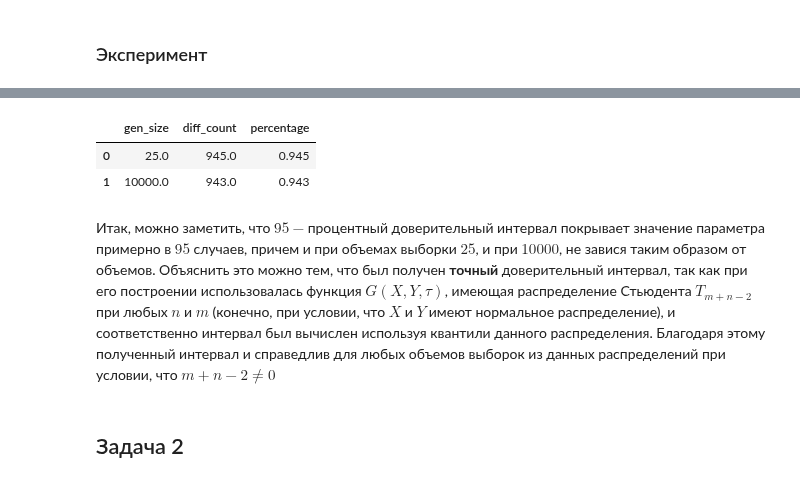
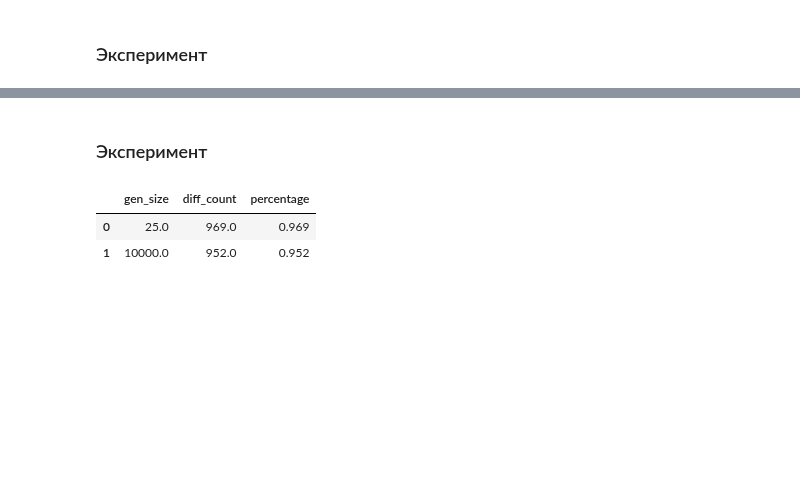
Before and after one commit to alexmoroz002/Math-Stat, a Jupyter notebook: lab-3_ms.ipynb, the cells around one changed output, grey strips where cells are left out. Drawn from its saved outputs; the diff is of its cells as text; code cells hidden in the pictures; blank space fills up the shorter version.

```diff
--- a/lab-3_ms.ipynb
+++ b/lab-3_ms.ipynb
@@ -119,3 +120,12 @@ def count_diff_norm(n, m):
         if left < tau < right :
             counter += 1
     return counter
+# %%
+np.warnings.filterwarnings("ignore", category=np.VisibleDeprecationWarning)
+diff_cnt = pd.DataFrame({'gen_size':[], 'diff_count':[], 'percentage':[]})
+gen_sizes = np.array([(n1, m1), (n2, m2)], dtype=object)
+for gen_size in gen_sizes:
+    count = count_diff_norm(gen_size)
+    gen_size = np.asarray(gen_size, dtype=object)
+    diff_cnt.loc[len(diff_cnt.index)] = [gen_size, count, count/gen_count]
+diff_cnt
@@ -121,0 +140,10 @@ def count_diff_norm(n, m):
+# %%
+box_norm = pd.DataFrame({'(25, 25)':[], '(10000, 10000)':[]})
+for i in range(50):
+    count1 = count_diff_norm((n1, m1))
+    count2 = count_diff_norm((n2, m2))
+    box_norm.loc[len(box_norm.index)] = [count1 / gen_count, count2 / gen_count]
+box_norm.plot.box()
+plt.grid()
+plt.minorticks_on()
+plt.show()
@@ -121,0 +167,7 @@ def count_diff_norm(n, m):
+# %%
+beta = 0.95
+alpha = 1 - beta
+n1 = 25
+n2 = 10000
+theta = 3
+gen_count = 1000
@@ -122,16 +207,24 @@ def count_diff_norm(n, m):
+# %% [markdown]
+
+### Эксперимент
+# %%
+def count_diff_uniform(n):
+    counter = 0
+    for i in range(gen_count):
+        gen_arr = scp.stats.uniform.rvs(loc=-theta, scale=theta, size=n)
+        left = (n * gen_arr.min()) / (scp.stats.expon.ppf(alpha / 2) - n)
+        right = (n * gen_arr.min()) / (scp.stats.expon.ppf(1 - (alpha / 2)) - n)
+        if left <= theta <= right :
+            counter += 1
+    return counter
 # %%
 diff_cnt = pd.DataFrame({'gen_size':[], 'diff_count':[], 'percentage':[]})
 gen_sizes = [25, 10000]
 for gen_size in gen_sizes:
-    count = count_diff_norm(gen_size, gen_size)
+    count = count_diff_uniform(gen_size)
     diff_cnt.loc[len(diff_cnt.index)] = [gen_size, count, count/gen_count]
 diff_cnt
 # %% [output]
 |  | gen_size | diff_count | percentage |
-| 0 | 25.0 | 945.0 | 0.945 |
-| 1 | 10000.0 | 943.0 | 0.943 |
+| 0 | 25.0 | 969.0 | 0.969 |
+| 1 | 10000.0 | 952.0 | 0.952 |
-# %% [markdown]
-Итак, можно заметить, что $95-$процентный доверительный интервал покрывает значение параметра примерно в $95%$ случаев, причем и при объемах выборки $25$, и при $10000$, не завися таким образом от объемов. Объяснить это можно тем, что был получен **точный** доверительный интервал, так как при его построении использовалась функция $G\left(X,Y,\tau\right)$, имеющая распределение Стьюдента $T_{m+n-2}$ при любых $n$ и $m$ (конечно, при условии, что $X$ и $Y$ имеют нормальное распределение), и соответственно интервал был вычислен используя квантили данного распределения. Благодаря этому полученный интервал и справедлив для любых объемов выборок из данных распределений при условии, что $m+n-2 \neq 0$
-# %% [markdown]
-
-## Задача 2
```
Also changed, not shown: parts of 13 cells of this notebook.
